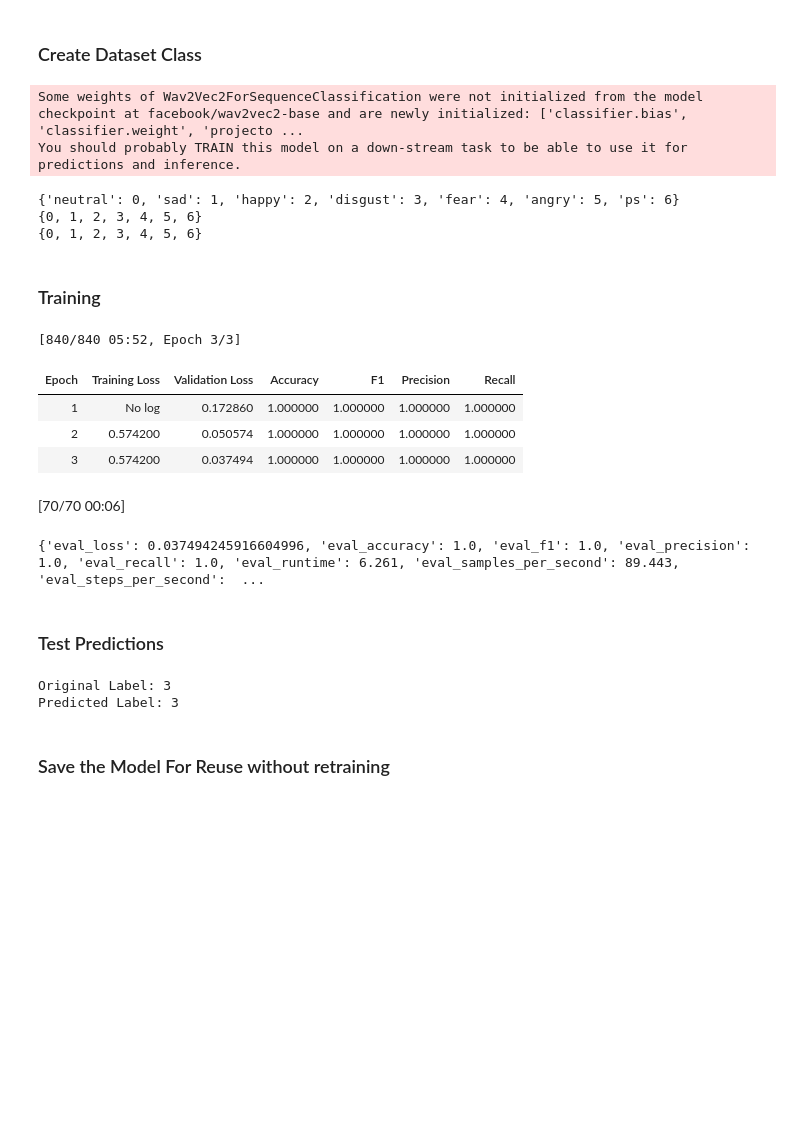
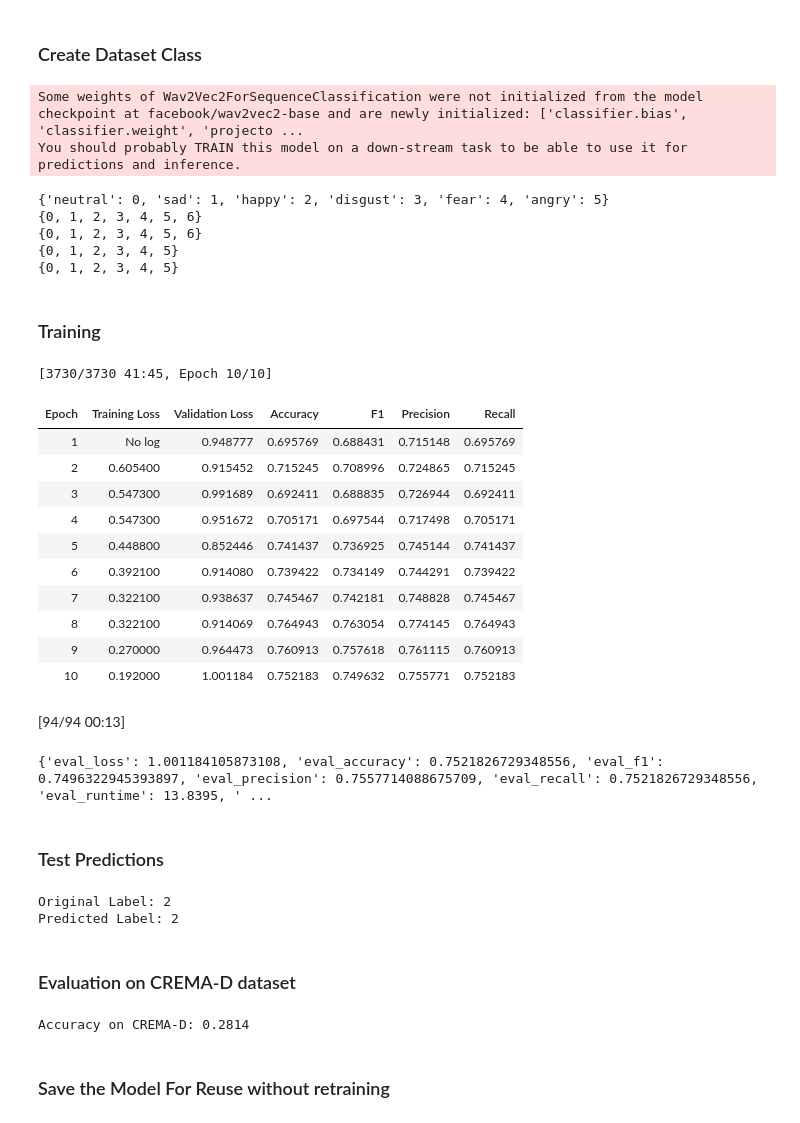
Before and after one commit to oliverkstalker/emotion-recognition, a Jupyter notebook: emotion_recognition.ipynb, the cells around one changed output. Cells and saved outputs as stored; diff of their text form; code cells hidden in the pictures; blank space fills up the shorter version.

Commit message:
crema dataset

```diff
--- a/emotion_recognition.ipynb
+++ b/emotion_recognition.ipynb
@@ -117,21 +225,27 @@ train_df, test_df = train_test_split(df, test_size=0.2, random_state=42)
 # %%
 # initialize processor and model
 processor = Wav2Vec2Processor.from_pretrained('facebook/wav2vec2-base')
-model = Wav2Vec2ForSequenceClassification.from_pretrained('facebook/wav2vec2-base', num_labels=7)
+model = Wav2Vec2ForSequenceClassification.from_pretrained('facebook/wav2vec2-base', num_labels=6)
 
 # load data
 train_dataset = SpeechDataset(train_df, processor)
 test_dataset = SpeechDataset(test_df, processor)
+crema_train_dataset = CREMADataset(crema_train_df, processor)
+crema_test_dataset = CREMADataset(crema_test_df, processor)
 
 print(label_map)
 print(set(test_dataset[i]['labels'].item() for i in range(len(test_dataset))))
 print(set(train_dataset[i]['labels'].item() for i in range(len(train_dataset))))
+print(set(crema_train_dataset[i]['labels'].item() for i in range(len(crema_train_dataset))))
+print(set(crema_test_dataset[i]['labels'].item() for i in range(len(crema_test_dataset))))
 # %% [output]
 Some weights of Wav2Vec2ForSequenceClassification were not initialized from the model checkpoint at facebook/wav2vec2-base and are newly initialized: ['classifier.bias', 'classifier.weight', 'projecto ...
 You should probably TRAIN this model on a down-stream task to be able to use it for predictions and inference.
-{'neutral': 0, 'sad': 1, 'happy': 2, 'disgust': 3, 'fear': 4, 'angry': 5, 'ps': 6}
+{'neutral': 0, 'sad': 1, 'happy': 2, 'disgust': 3, 'fear': 4, 'angry': 5}
 {0, 1, 2, 3, 4, 5, 6}
 {0, 1, 2, 3, 4, 5, 6}
+{0, 1, 2, 3, 4, 5}
+{0, 1, 2, 3, 4, 5}
 # %% [markdown]
 ### Training
 # %%
@@ -140,10 +254,12 @@ training_args = TrainingArguments(
     evaluation_strategy='epoch',
     save_strategy='epoch',
     learning_rate=2e-5,
-    per_device_train_batch_size=8,
-    per_device_eval_batch_size=8,
-    num_train_epochs=3,
-    weight_decay = 0.01,
+    lr_scheduler_type='linear',
+    num_train_epochs=10,
+    per_device_train_batch_size=16,
+    per_device_eval_batch_size=16,
+    warmup_ratio=0.1,
+    weight_decay=0.01,
     report_to=[]
 )
 # %%
@@ -163,24 +279,31 @@ def compute_metrics(pred):
 # %%
 # trainer
 trainer = Trainer(
     model=model,
     args=training_args,
-    train_dataset=train_dataset,
-    eval_dataset=test_dataset,
+    train_dataset=crema_train_dataset,
+    eval_dataset=crema_test_dataset,
     compute_metrics=compute_metrics,
 )
 trainer.train()
 
 results = trainer.evaluate()
 print(results)
 # %% [output]
-[840/840 05:52, Epoch 3/3]
+[3730/3730 41:45, Epoch 10/10]
 | Epoch | Training Loss | Validation Loss | Accuracy | F1 | Precision | Recall |
-| 1 | No log | 0.172860 | 1.000000 | 1.000000 | 1.000000 | 1.000000 |
-| 2 | 0.574200 | 0.050574 | 1.000000 | 1.000000 | 1.000000 | 1.000000 |
-| 3 | 0.574200 | 0.037494 | 1.000000 | 1.000000 | 1.000000 | 1.000000 |
+| 1 | No log | 0.948777 | 0.695769 | 0.688431 | 0.715148 | 0.695769 |
+| 2 | 0.605400 | 0.915452 | 0.715245 | 0.708996 | 0.724865 | 0.715245 |
+| 3 | 0.547300 | 0.991689 | 0.692411 | 0.688835 | 0.726944 | 0.692411 |
+| 4 | 0.547300 | 0.951672 | 0.705171 | 0.697544 | 0.717498 | 0.705171 |
+| 5 | 0.448800 | 0.852446 | 0.741437 | 0.736925 | 0.745144 | 0.741437 |
+| 6 | 0.392100 | 0.914080 | 0.739422 | 0.734149 | 0.744291 | 0.739422 |
+| 7 | 0.322100 | 0.938637 | 0.745467 | 0.742181 | 0.748828 | 0.745467 |
+| 8 | 0.322100 | 0.914069 | 0.764943 | 0.763054 | 0.774145 | 0.764943 |
+| 9 | 0.270000 | 0.964473 | 0.760913 | 0.757618 | 0.761115 | 0.760913 |
+| 10 | 0.192000 | 1.001184 | 0.752183 | 0.749632 | 0.755771 | 0.752183 |
-[70/70 00:06]
+[94/94 00:13]
-{'eval_loss': 0.037494245916604996, 'eval_accuracy': 1.0, 'eval_f1': 1.0, 'eval_precision': 1.0, 'eval_recall': 1.0, 'eval_runtime': 6.261, 'eval_samples_per_second': 89.443, 'eval_steps_per_second':  ...
+{'eval_loss': 1.001184105873108, 'eval_accuracy': 0.7521826729348556, 'eval_f1': 0.7496322945393897, 'eval_precision': 0.7557714088675709, 'eval_recall': 0.7521826729348556, 'eval_runtime': 13.8395, ' ...
 # %% [markdown]
 ### Test Predictions
 # %%
@@ -195,8 +318,38 @@ logits = outputs.logits
 predicted_class = logits.argmax(-1).item()
 print('Predicted Label:', predicted_class)
 # %% [output]
-Original Label: 3
-Predicted Label: 3
+Original Label: 2
+Predicted Label: 2
+# %% [markdown]
+### Evaluation on CREMA-D dataset
+# %%
+from tqdm import tqdm
+# Evaluate the model
+def evaluate_model(model, dataset):
+    model.eval()
+    predictions, true_labels = [], []
+
+    for i in tqdm(range(len(dataset)), desc="Evaluating Model On Crema Dataset"):
+        batch = dataset[i]
+        inputs = batch['input_values'].unsqueeze(0).to('cuda')
+        labels = batch['labels'].unsqueeze(0).to('cuda')
+
+        with torch.no_grad():
+            logits = model(inputs).logits
+            preds = torch.argmax(logits, dim=-1)
+
+        predictions.extend(preds.cpu().numpy())
+        true_labels.extend(labels.cpu().numpy())
+
+    accuracy = accuracy_score(true_labels, predictions)
+    return accuracy
+
+
+# Evaluate
+crema_accuracy = evaluate_model(model, crema_dataset)
+print(f"Accuracy on CREMA-D: {crema_accuracy:.4f}")
+# %% [output]
+Accuracy on CREMA-D: 0.2814
 # %% [markdown]
 ### Save the Model For Reuse without retraining
 # %%
```
Also changed, not shown: parts of 8 cells of this notebook.
